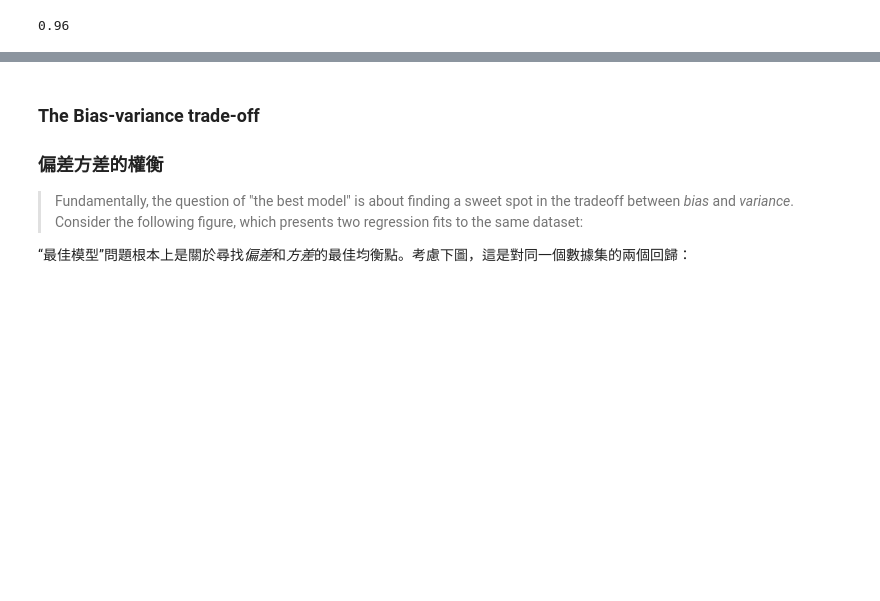
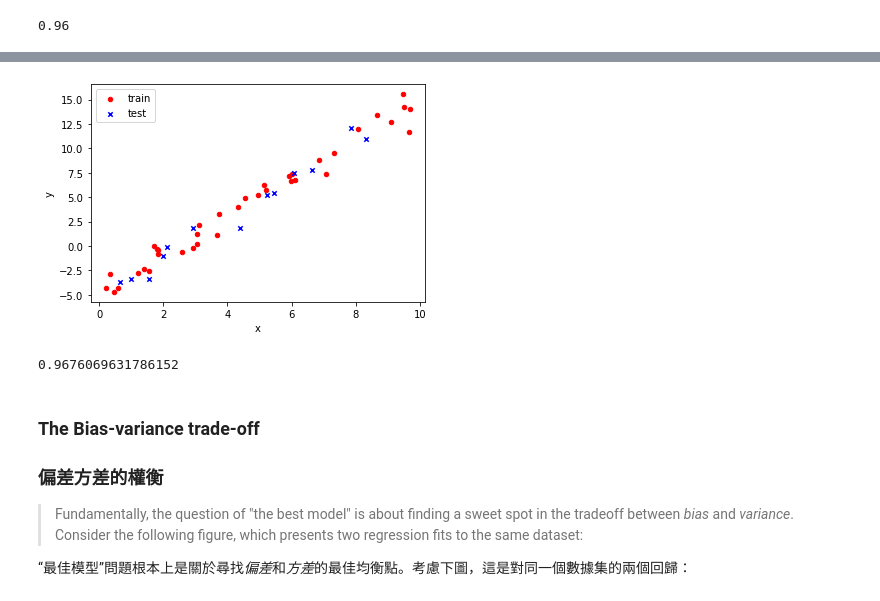
Before and after one commit to juck30808/juck30808, a Jupyter notebook: 05.03-Hyperparameters-and-Model-Validation.ipynb, the cells around one changed output, grey strips where cells are left out. Drawn from its saved outputs; the diff is of its cells as text; code cells hidden in the pictures; blank space fills up the shorter version.

```diff
--- a/05.03-Hyperparameters-and-Model-Validation.ipynb
+++ b/05.03-Hyperparameters-and-Model-Validation.ipynb
@@ -158,0 +168,4 @@ The ability to determine what steps will improve your model is what separates th
+# %%
+from pandas import read_csv
+data = read_csv("https://milliams.com/courses/applied_data_analysis/linear.csv")
+data.head()
@@ -159,3 +179,24 @@ The ability to determine what steps will improve your model is what separates th
+# %%
+from sklearn.model_selection import train_test_split
+train, test = train_test_split(data, random_state=42)
+# %%
+import matplotlib.pyplot as plt
+
+fig, ax = plt.subplots()
+
+train.plot.scatter("x", "y", color="red", marker="o", ax=ax, label="train")
+test.plot.scatter("x", "y", color="blue", marker="x", ax=ax, label="test")
+ax.legend();
+# %% [output]
+[figure, added]
+# %%
+from sklearn.linear_model import LinearRegression
+
+model = LinearRegression(fit_intercept=True)
+model.fit(train[["x"]], train["y"])
+model.score(test[["x"]], test["y"])
+# %% [output]
+0.9676069631786152
 # %% [markdown]
 ### The Bias-variance trade-off
 
```
Also changed, not shown: parts of 15 cells of this notebook, 17 other files.
